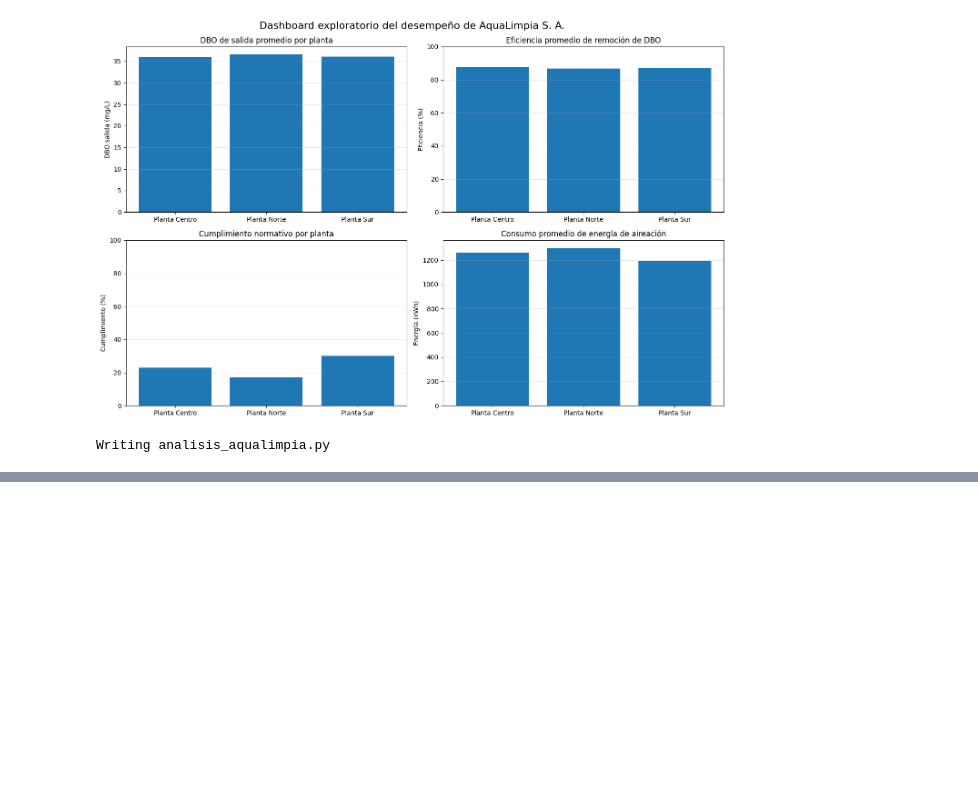
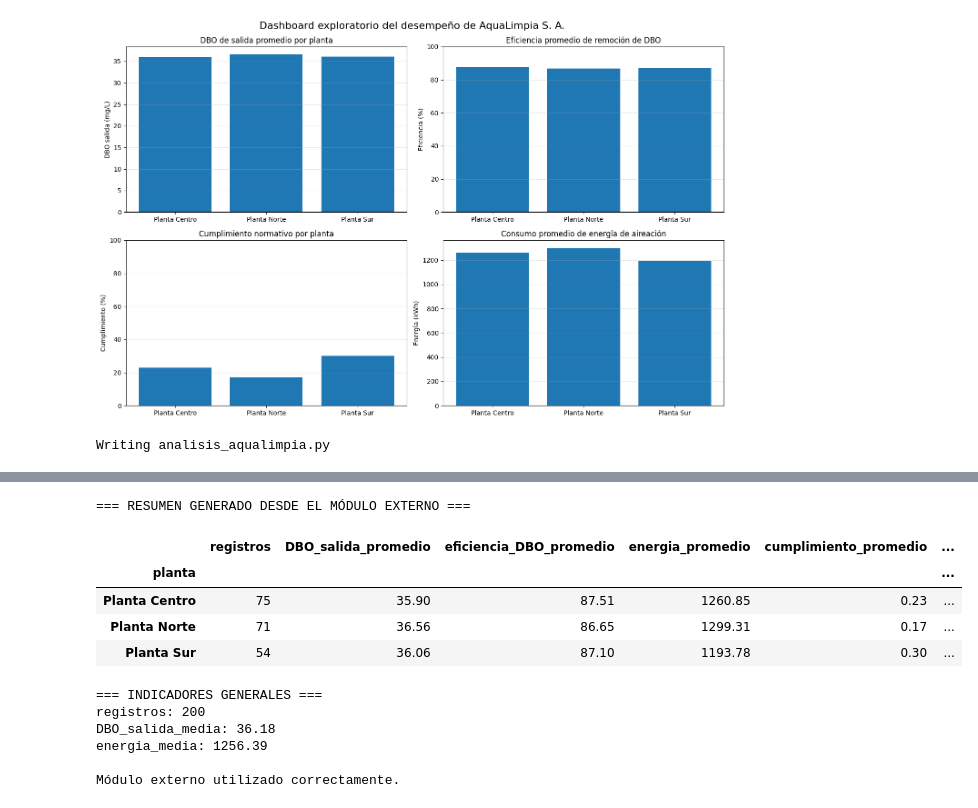
Before and after one commit to arturoquilodranv-a11y/Arturo_quilodran_valenzuela, a Jupyter notebook: Semana_8_Ciencia_de_Datos/tarea_semana8_ciencia_de_datos.ipynb, the cells around one changed output, grey strips where cells are left out. Drawn from its saved outputs; the diff is of its cells as text; code cells hidden in the pictures; blank space fills up the shorter version.

```diff
--- a/Semana_8_Ciencia_de_Datos/tarea_semana8_ciencia_de_datos.ipynb
+++ b/Semana_8_Ciencia_de_Datos/tarea_semana8_ciencia_de_datos.ipynb
@@ -269,0 +461,32 @@ Writing analisis_aqualimpia.py
+# %%
+from funciones_aqualimpia import (
+    calcular_eficiencia_dbo,
+    resumen_por_planta,
+    obtener_indicadores_generales
+)
+
+# Utilizar las funciones externas
+resumen_modular = resumen_por_planta(df)
+indicadores_generales = obtener_indicadores_generales(df)
+
+print("=== RESUMEN GENERADO DESDE EL MÓDULO EXTERNO ===")
+display(resumen_modular)
+
+print("\n=== INDICADORES GENERALES ===")
+for indicador, valor in indicadores_generales.items():
+    print(f"{indicador}: {valor}")
+
+print("\nMódulo externo utilizado correctamente.")
+# %% [output]
+=== RESUMEN GENERADO DESDE EL MÓDULO EXTERNO ===
+|  | registros | DBO_salida_promedio | eficiencia_DBO_promedio | energia_promedio | cumplimiento_promedio | ... |
+| planta |  |  |  |  |  | ... |
+| Planta Centro | 75 | 35.90 | 87.51 | 1260.85 | 0.23 | ... |
+| Planta Norte | 71 | 36.56 | 86.65 | 1299.31 | 0.17 | ... |
+| Planta Sur | 54 | 36.06 | 87.10 | 1193.78 | 0.30 | ... |
+=== INDICADORES GENERALES ===
+registros: 200
+DBO_salida_media: 36.18
+energia_media: 1256.39
+
+Módulo externo utilizado correctamente.
```
Also changed, not shown: parts of 5 cells of this notebook.
